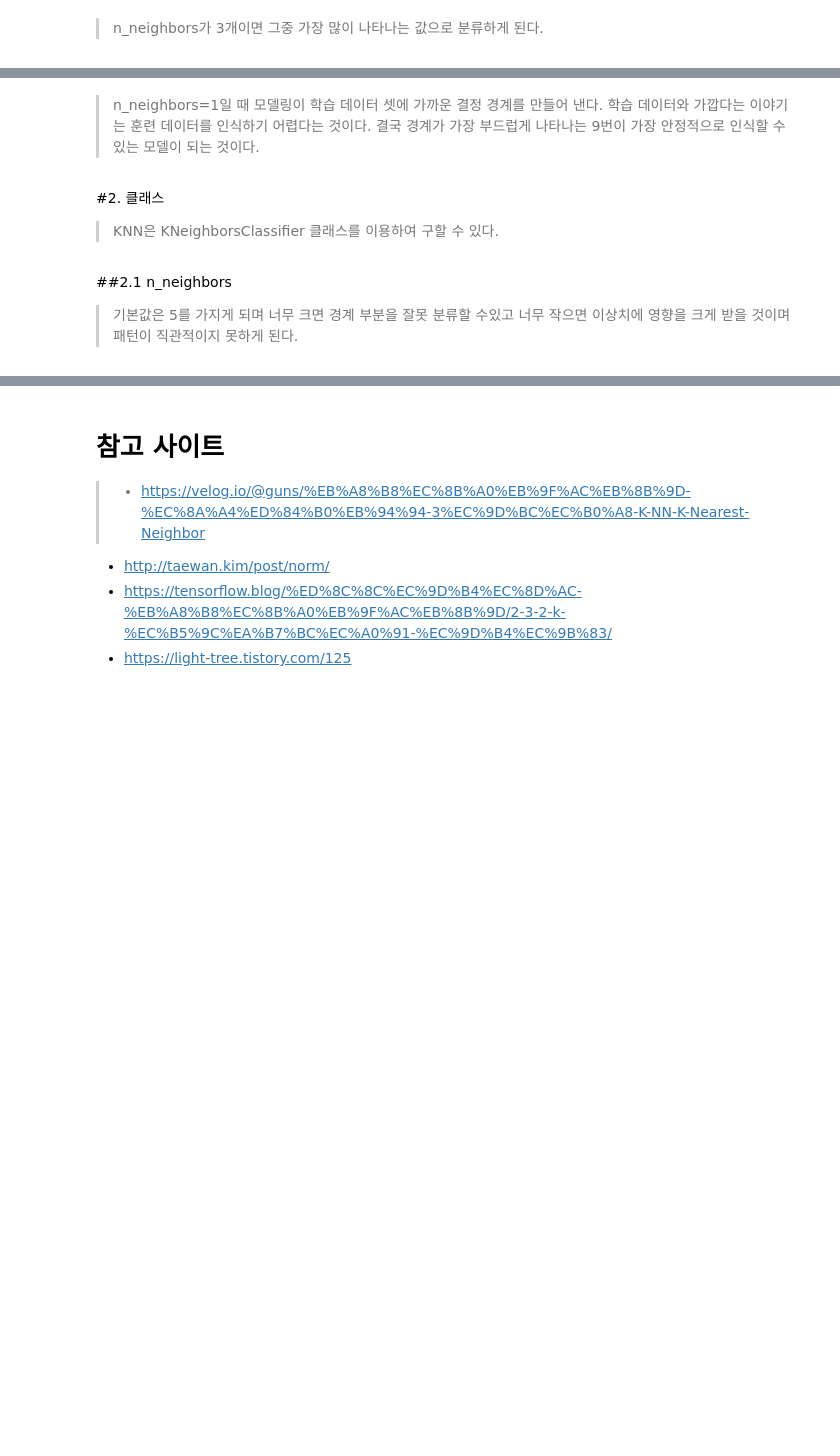
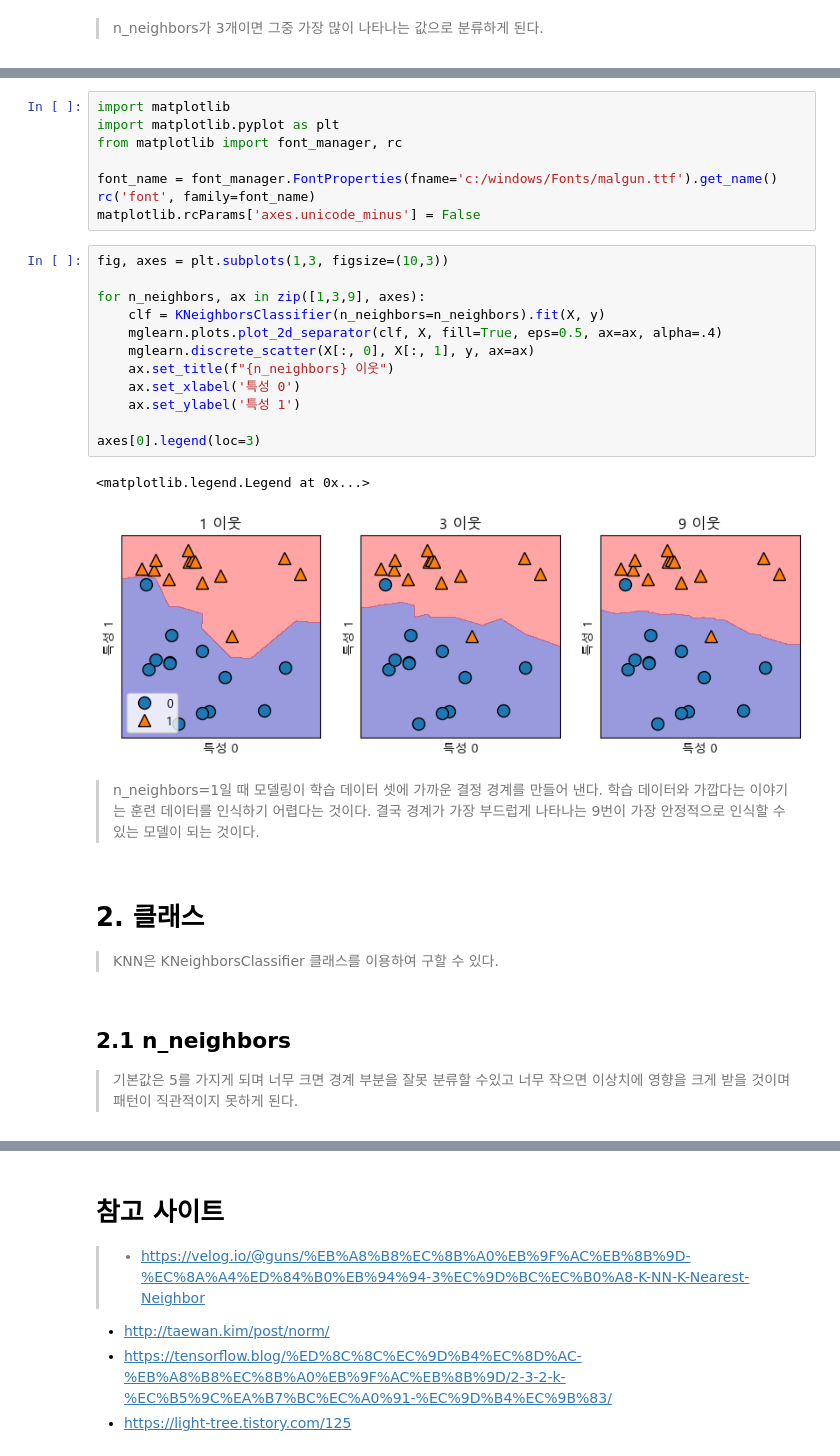
Before and after one commit to CG05/DB, a Jupyter notebook: 7. machine_learning/4. 분류/2. KNN/1. 이론.ipynb, the cells around one changed output, grey strips where cells are left out. Cells and saved outputs as stored; diff of their text form; blank space fills up the shorter version.

```diff
--- a/7. machine_learning/4. 분류/2. KNN/1. 이론.ipynb
+++ b/7. machine_learning/4. 분류/2. KNN/1. 이론.ipynb
@@ -18,9 +53,32 @@ pip install "C:/Users/<사용자명>/Downloads/mglearn-0.1.6.tar.gz"
+# %%
+import matplotlib
+import matplotlib.pyplot as plt
+from matplotlib import font_manager, rc
+
+font_name = font_manager.FontProperties(fname='c:/windows/Fonts/malgun.ttf').get_name()
+rc('font', family=font_name)
+matplotlib.rcParams['axes.unicode_minus'] = False
+# %%
+fig, axes = plt.subplots(1,3, figsize=(10,3))
+
+for n_neighbors, ax in zip([1,3,9], axes):
+    clf = KNeighborsClassifier(n_neighbors=n_neighbors).fit(X, y)
+    mglearn.plots.plot_2d_separator(clf, X, fill=True, eps=0.5, ax=ax, alpha=.4)
+    mglearn.discrete_scatter(X[:, 0], X[:, 1], y, ax=ax)
+    ax.set_title(f"{n_neighbors} 이웃")
+    ax.set_xlabel('특성 0')
+    ax.set_ylabel('특성 1')
+
+axes[0].legend(loc=3)
+# %% [output]
+<matplotlib.legend.Legend at 0x...>
+[figure, added]
 # %% [markdown]
 > n_neighbors=1일 때 모델링이 학습 데이터 셋에 가까운 결정 경계를 만들어 낸다. 학습 데이터와 가깝다는 이야기는 훈련 데이터를 인식하기 어렵다는 것이다. 결국 경계가 가장 부드럽게 나타나는 9번이 가장 안정적으로 인식할 수 있는 모델이 되는 것이다.
 # %% [markdown]
-#2. 클래스
+# 2. 클래스
 > KNN은 KNeighborsClassifier 클래스를 이용하여 구할 수 있다.
 # %% [markdown]
-##2.1 n_neighbors
+## 2.1 n_neighbors
 > 기본값은 5를 가지게 되며 너무 크면 경계 부분을 잘못 분류할 수있고 너무 작으면 이상치에 영향을 크게 받을 것이며 패턴이 직관적이지 못하게 된다.
 # %% [markdown]
```
Also changed, not shown: parts of 13 cells of this notebook, 14 other files.
